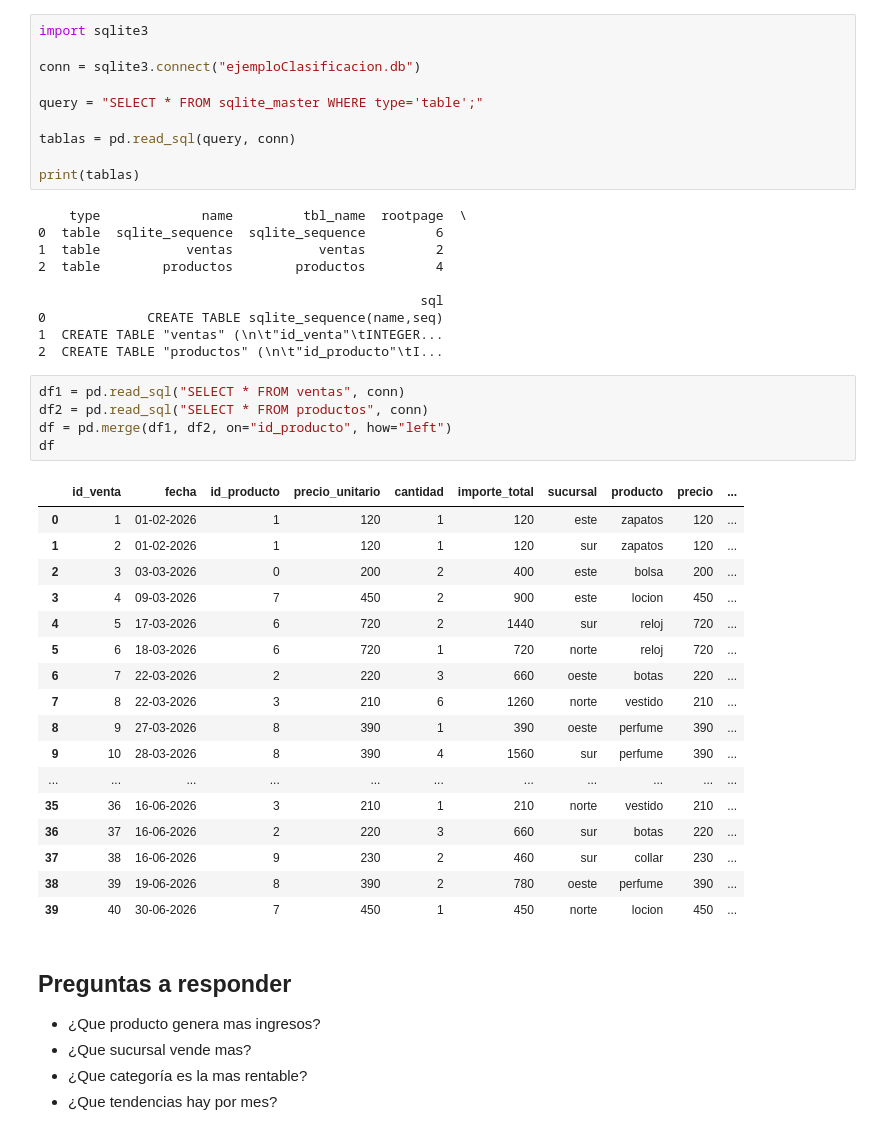
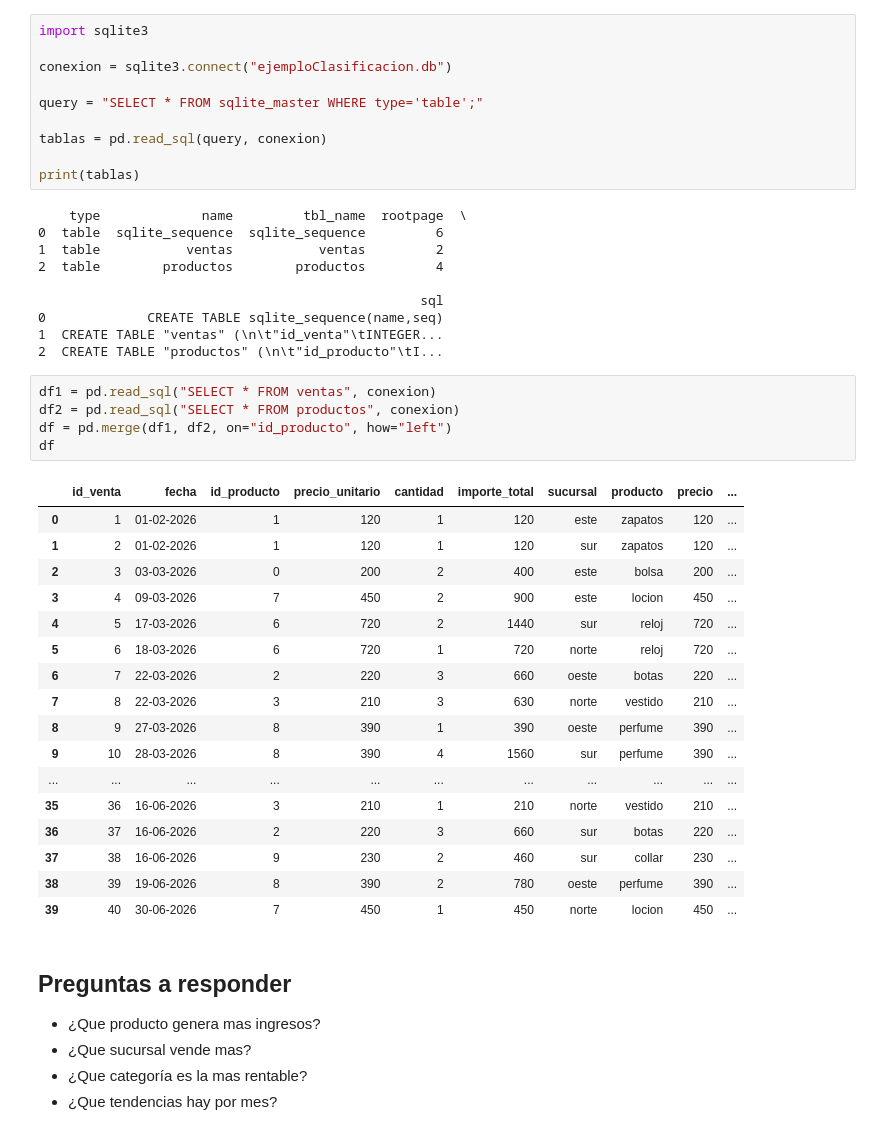
Before and after one commit to JCarlosM10/DataAnalytics_IBM_certification, a Jupyter notebook: 01_ClasificacionDatos/01_EjemploClasificacion.ipynb, the cells around one changed output. Cells and saved outputs as stored; diff of their text form.

```diff
--- a/01_ClasificacionDatos/01_EjemploClasificacion.ipynb
+++ b/01_ClasificacionDatos/01_EjemploClasificacion.ipynb
@@ -9,11 +9,11 @@ simulamos ventas de una tienda con varias sucursales y producto, la base de dato
 # %%
 import sqlite3
 
-conn = sqlite3.connect("ejemploClasificacion.db")
+conexion = sqlite3.connect("ejemploClasificacion.db")
 
 query = "SELECT * FROM sqlite_master WHERE type='table';"
 
-tablas = pd.read_sql(query, conn)
+tablas = pd.read_sql(query, conexion)
 
 print(tablas)
 # %% [output]
@@ -27,20 +27,20 @@ print(tablas)
 1  CREATE TABLE "ventas" (\n\t"id_venta"\tINTEGER...
 2  CREATE TABLE "productos" (\n\t"id_producto"\tI...
 # %%
-df1 = pd.read_sql("SELECT * FROM ventas", conn)
-df2 = pd.read_sql("SELECT * FROM productos", conn)
+df1 = pd.read_sql("SELECT * FROM ventas", conexion)
+df2 = pd.read_sql("SELECT * FROM productos", conexion)
 df = pd.merge(df1, df2, on="id_producto", how="left")
 df
 # %% [output]
 |  | id_venta | fecha | id_producto | precio_unitario | cantidad | importe_total | sucursal | producto | precio | ... |
 | 0 | 1 | 01-02-2026 | 1 | 120 | 1 | 120 | este | zapatos | 120 | ... |
 | 1 | 2 | 01-02-2026 | 1 | 120 | 1 | 120 | sur | zapatos | 120 | ... |
 | 2 | 3 | 03-03-2026 | 0 | 200 | 2 | 400 | este | bolsa | 200 | ... |
 | 3 | 4 | 09-03-2026 | 7 | 450 | 2 | 900 | este | locion | 450 | ... |
 | 4 | 5 | 17-03-2026 | 6 | 720 | 2 | 1440 | sur | reloj | 720 | ... |
 | 5 | 6 | 18-03-2026 | 6 | 720 | 1 | 720 | norte | reloj | 720 | ... |
 | 6 | 7 | 22-03-2026 | 2 | 220 | 3 | 660 | oeste | botas | 220 | ... |
-| 7 | 8 | 22-03-2026 | 3 | 210 | 6 | 1260 | norte | vestido | 210 | ... |
+| 7 | 8 | 22-03-2026 | 3 | 210 | 3 | 630 | norte | vestido | 210 | ... |
 | 8 | 9 | 27-03-2026 | 8 | 390 | 1 | 390 | oeste | perfume | 390 | ... |
 | 9 | 10 | 28-03-2026 | 8 | 390 | 4 | 1560 | sur | perfume | 390 | ... |
 | ... | ... | ... | ... | ... | ... | ... | ... | ... | ... | ... |
```
Also changed, not shown: parts of 14 cells of this notebook, 3 other files.
